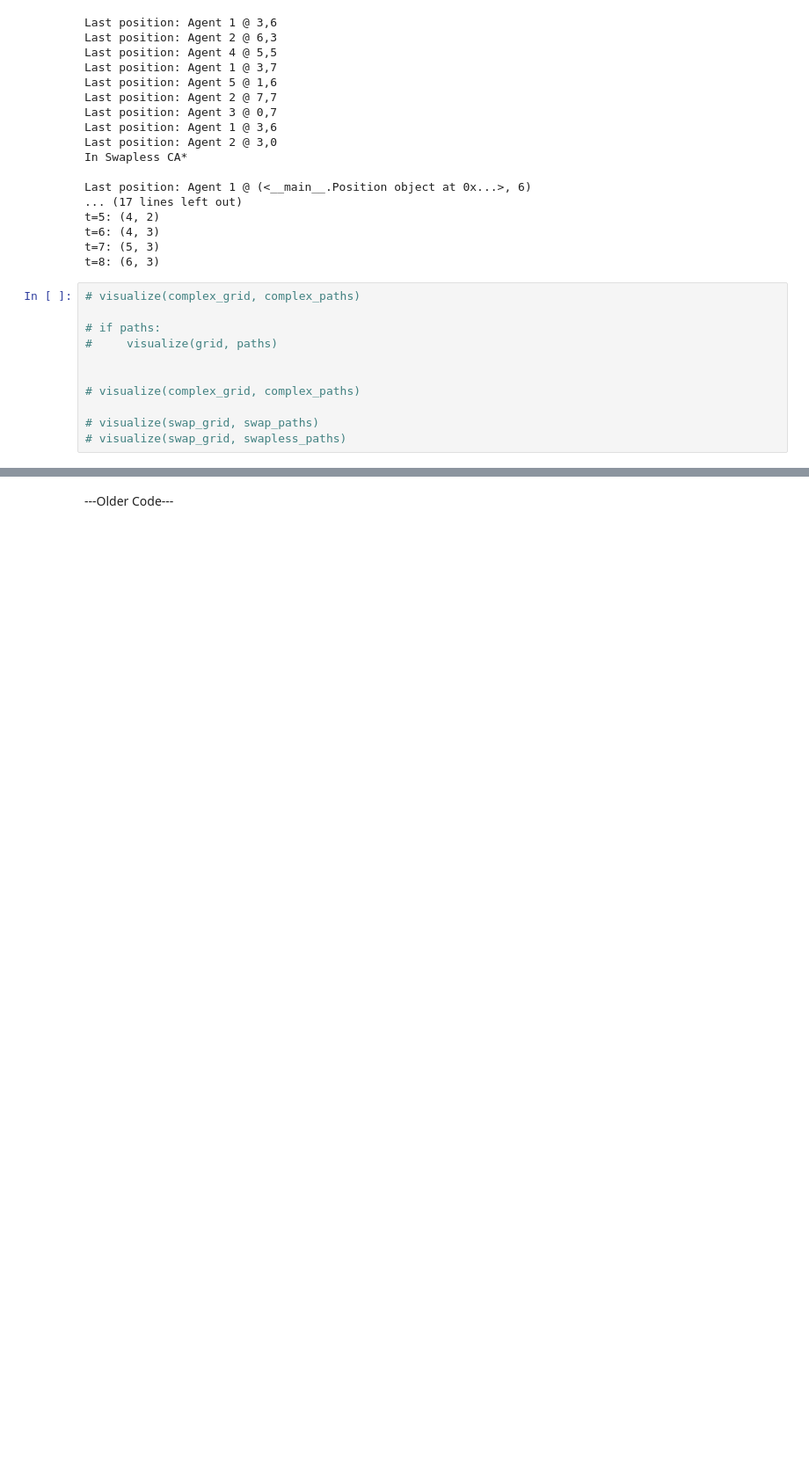
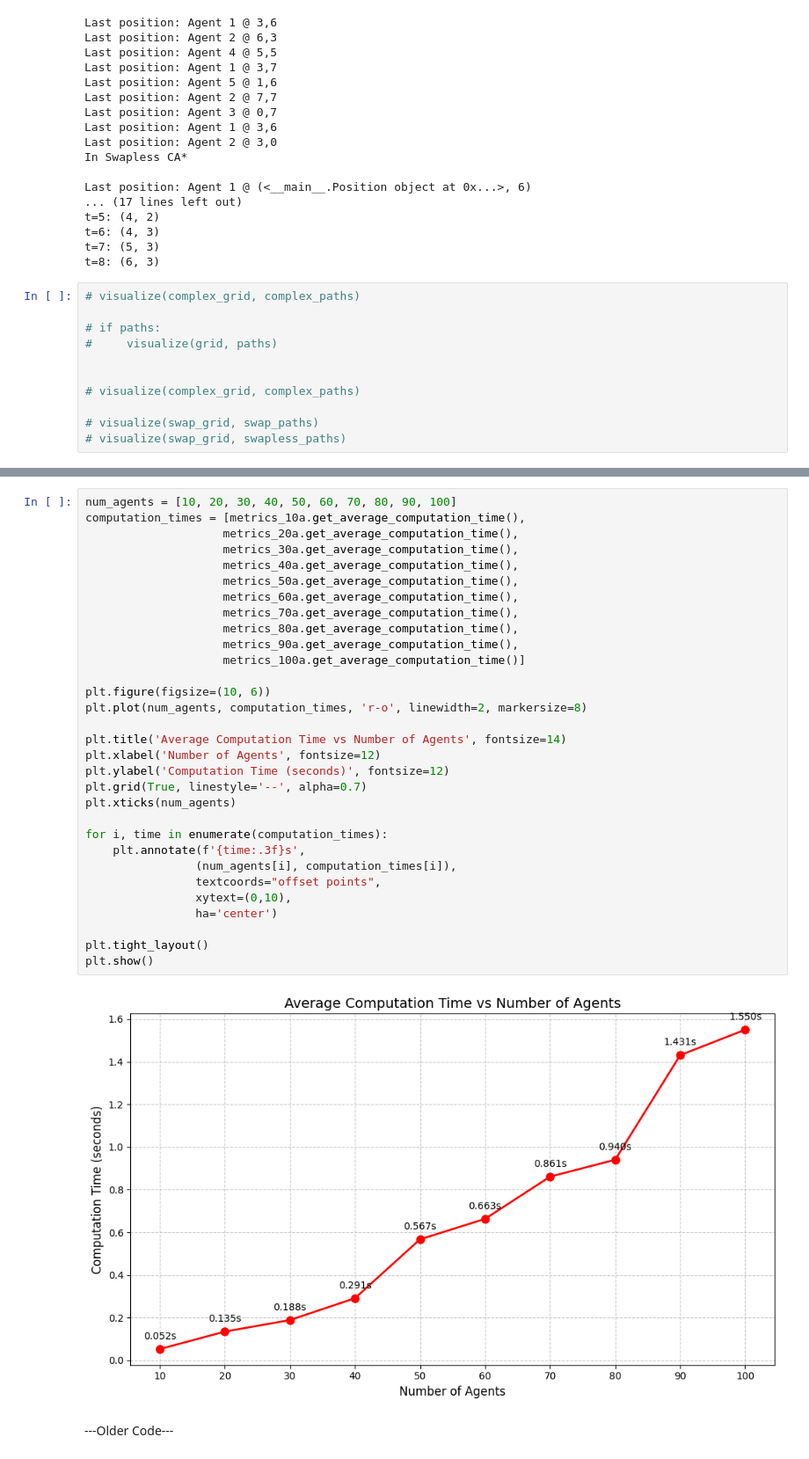
Before and after one commit to kieranjoshi/final-project-robo, a Jupyter notebook: robonav.ipynb, the cells around one changed output, grey strips where cells are left out. Shown: that part at 88% size. Cells and saved outputs as stored; diff of their text form; blank space fills up the shorter version.

```diff
--- a/robonav.ipynb
+++ b/robonav.ipynb
@@ -806,3 +951,36 @@ Average Computation Time: 0.005 seconds
+# %%
+num_agents = [10, 20, 30, 40, 50, 60, 70, 80, 90, 100]
+computation_times = [metrics_10a.get_average_computation_time(),
+                    metrics_20a.get_average_computation_time(),
+                    metrics_30a.get_average_computation_time(),
+                    metrics_40a.get_average_computation_time(),
+                    metrics_50a.get_average_computation_time(),
+                    metrics_60a.get_average_computation_time(),
+                    metrics_70a.get_average_computation_time(),
+                    metrics_80a.get_average_computation_time(),
+                    metrics_90a.get_average_computation_time(),
+                    metrics_100a.get_average_computation_time()]
+
+plt.figure(figsize=(10, 6))
+plt.plot(num_agents, computation_times, 'r-o', linewidth=2, markersize=8)
+
+plt.title('Average Computation Time vs Number of Agents', fontsize=14)
+plt.xlabel('Number of Agents', fontsize=12)
+plt.ylabel('Computation Time (seconds)', fontsize=12)
+plt.grid(True, linestyle='--', alpha=0.7)
+plt.xticks(num_agents)
+
+for i, time in enumerate(computation_times):
+    plt.annotate(f'{time:.3f}s',
+                (num_agents[i], computation_times[i]),
+                textcoords="offset points",
+                xytext=(0,10),
+                ha='center')
+
+plt.tight_layout()
+plt.show()
+# %% [output]
+[figure, added]
 # %% [markdown]
 ---Older Code---
 # %%
```
Also changed, not shown: parts of 14 cells of this notebook.
